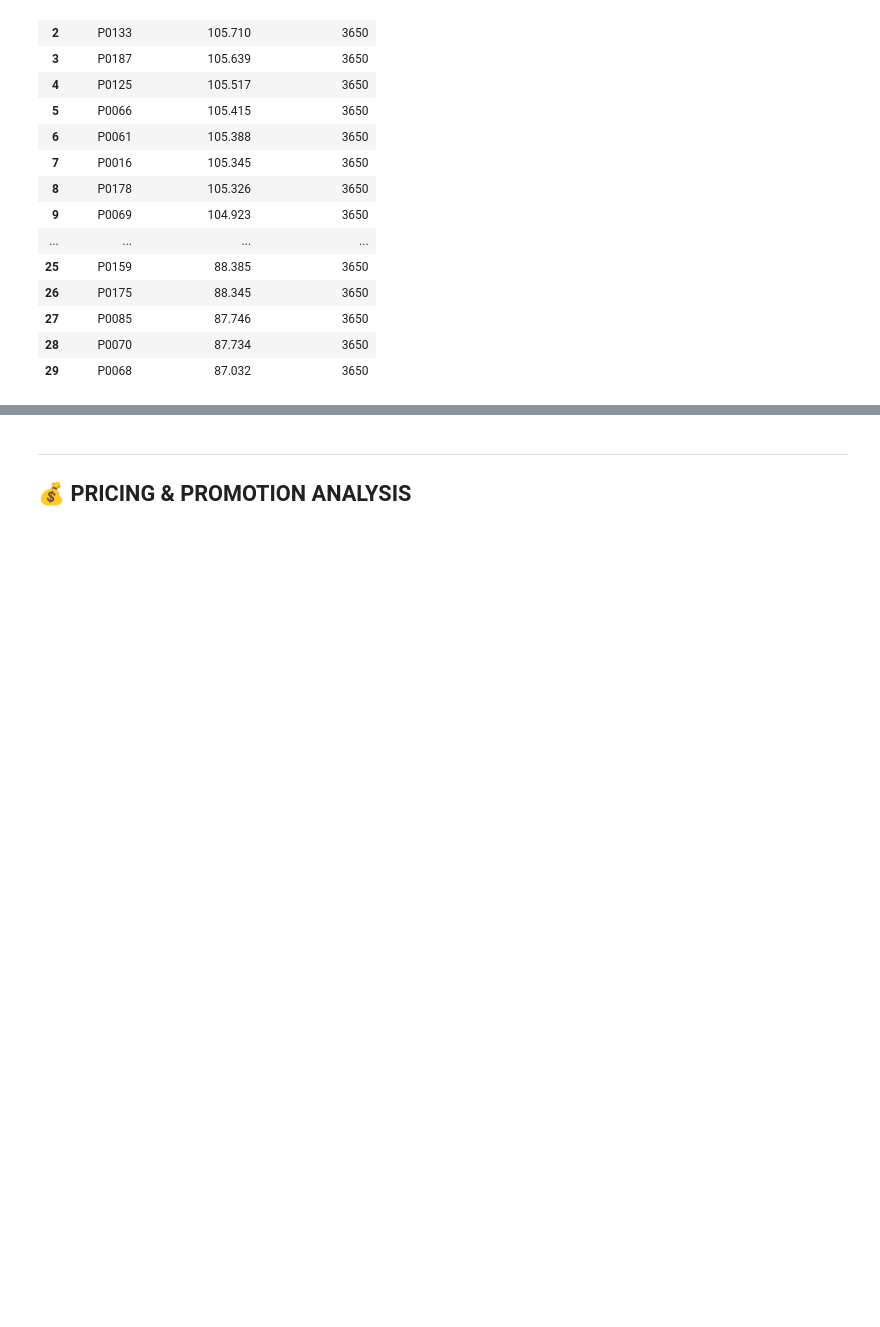
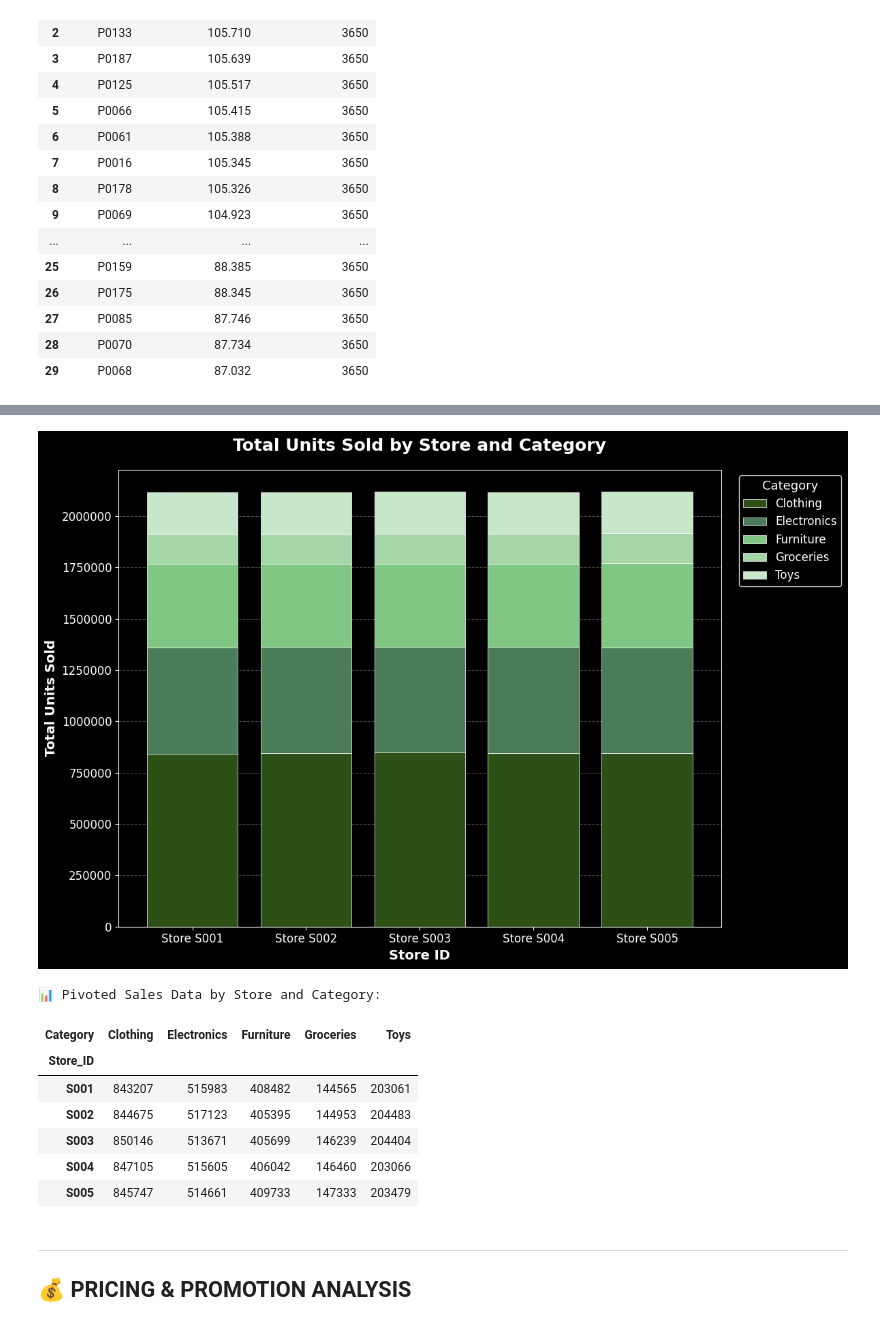
Before and after one commit to gnaneshgunda/Inventory_management, a Jupyter notebook: sql-task-2.ipynb, the cells around one changed output, grey strips where cells are left out. Cells and saved outputs as stored; diff of their text form; code cells hidden in the pictures; blank space fills up the shorter version.

Commit message:
ADDED BOTH NEEDED GRAPHS

```diff
--- a/sql-task-2.ipynb
+++ b/sql-task-2.ipynb
@@ -553,3 +532,71 @@ plt.show()
+# %%
+# =============================================================================
+# QUERY 3E: SALES VOLUME ACROSS CATEGORIES
+# =============================================================================
+
+# SQL query to aggregate sales by store and category
+query_category_sales = """
+SELECT Store_ID, Category, SUM(Units_Sold) as Total_Units_Sold
+FROM InventoryData
+GROUP BY Store_ID, Category
+ORDER BY Store_ID, Category;
+"""
+
+# Execute query and load into DataFrame
+df_category_sales = pd.read_sql_query(query_category_sales, conn)
+
+# Pivot the DataFrame for stacked bar chart plotting
+df_pivot = df_category_sales.pivot(index='Store_ID', columns='Category', values='Total_Units_Sold')
+
+# Create the stacked bar chart with improved styling to match reference
+fig, ax = plt.subplots(figsize=(12, 8))
+
+# Define custom green color palette similar to the reference chart
+colors = ['#2d5016', '#4a7c59', '#81c784', '#a5d6a7', '#c8e6c9']
+
+# Create stacked bar chart
+df_pivot.plot(kind='bar', stacked=True, ax=ax, color=colors[:len(df_pivot.columns)],
+              width=0.8, edgecolor='white', linewidth=0.5)
+
+# Customize the plot to match reference appearance
+ax.set_title('Total Units Sold by Store and Category', fontsize=18, fontweight='bold', pad=20)
+ax.set_xlabel('Store ID', fontsize=14, fontweight='bold')
+ax.set_ylabel('Total Units Sold', fontsize=14, fontweight='bold')
+
+# Format x-axis
+ax.set_xticks(range(len(df_pivot.index)))
+ax.set_xticklabels([f'Store {store}' for store in df_pivot.index], rotation=0, fontsize=12)
+
+# Format y-axis
+ax.yaxis.set_major_formatter(plt.FuncFormatter(lambda x, p: f'{int(x)}'))
+ax.tick_params(axis='y', labelsize=12)
+
+# Customize legend
+ax.legend(title='Category', bbox_to_anchor=(1.02, 1), loc='upper left',
+          fontsize=12, title_fontsize=13, frameon=True, fancybox=True, shadow=True)
+
+# Add grid for better readability
+ax.grid(axis='y', alpha=0.3, linestyle='--')
+ax.set_axisbelow(True)
+
+
+# Adjust layout
+plt.tight_layout()
+plt.show()
+
+# Display the pivoted data
+print("📊 Pivoted Sales Data by Store and Category:")
+df_pivot
+# %% [output]
+[figure, added]
+📊 Pivoted Sales Data by Store and Category:
+| Category | Clothing | Electronics | Furniture | Groceries | Toys |
+| Store_ID |  |  |  |  |  |
+| S001 | 843207 | 515983 | 408482 | 144565 | 203061 |
+| S002 | 844675 | 517123 | 405395 | 144953 | 204483 |
+| S003 | 850146 | 513671 | 405699 | 146239 | 204404 |
+| S004 | 847105 | 515605 | 406042 | 146460 | 203066 |
+| S005 | 845747 | 514661 | 409733 | 147333 | 203479 |
 # %% [markdown]
 ---
 
```
Also changed, not shown: parts of 2 cells of this notebook.
